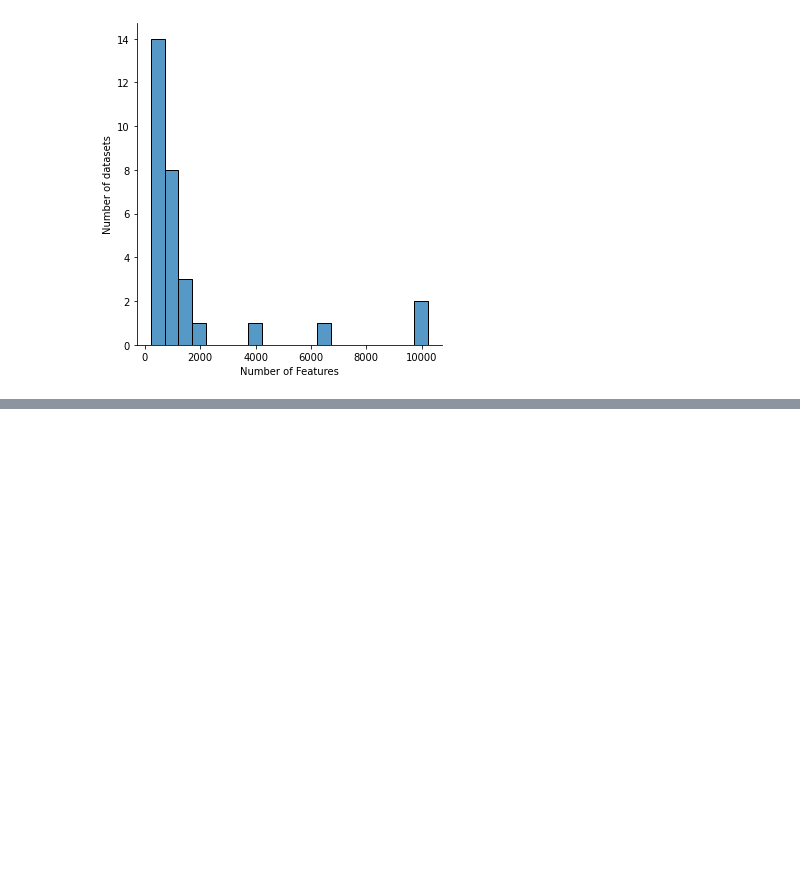
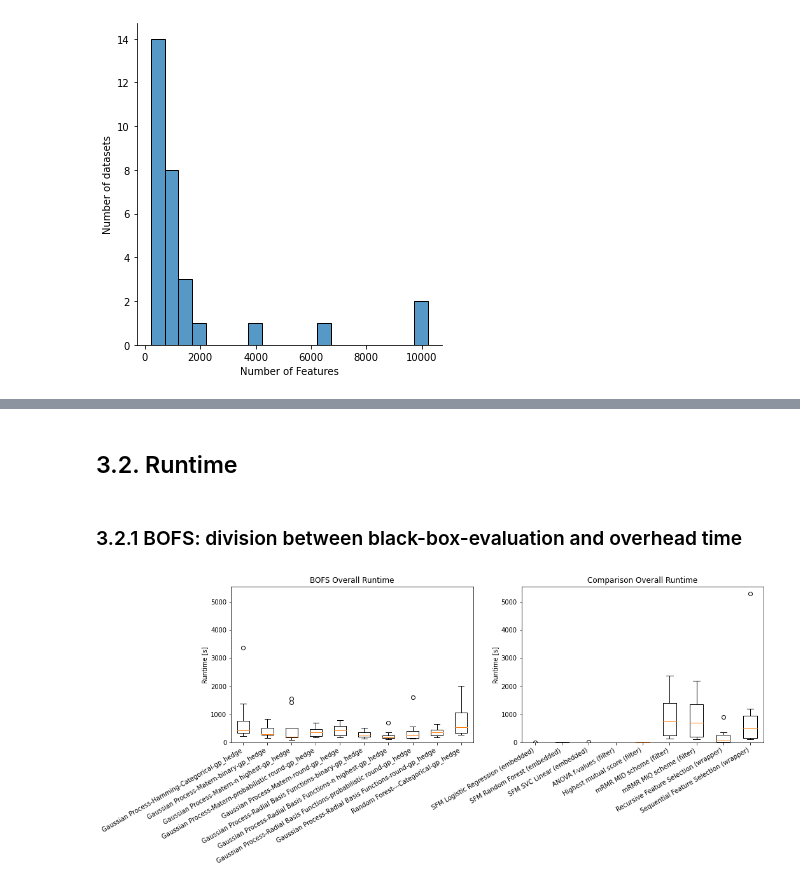
Before and after one commit to patrickehrler/meta-modelling-feature-selection, a Jupyter notebook: jupyter-notebook/evaluation.ipynb, the cells around one changed output, grey strips where cells are left out. Saved outputs shown, nothing was run; the diff lists cells and outputs as text; code cells hidden in the pictures; blank space fills up the shorter version.

```diff
--- a/jupyter-notebook/evaluation.ipynb
+++ b/jupyter-notebook/evaluation.ipynb
@@ -31,0 +74,4 @@ The PostScript backend does not support transparency; partially transparent arti
+# %%
+# path where the result csv files are stored
+comparison_experiment_path = "../results/comparison_bayesian_experiment/classification/"
+comparison_experiment_output_path = "comparison_experiment_plots/"
@@ -31,0 +160,13 @@ The PostScript backend does not support transparency; partially transparent arti
+# %%
+for dataset_id, estimator, metric in dataset_set:
+    path_suffix = dataset_id + "_" + estimator + "_" + metric + ".csv"
+
+    # create dataframes
+    bayopt_data = pd.read_csv(comparison_experiment_path + "bayopt_" + path_suffix, skiprows=[1])
+    comparison_data = pd.read_csv(comparison_experiment_path + "comparison_" + path_suffix , skiprows=[1])
+    withoutfs_data = pd.read_csv(comparison_experiment_path + "withoutfs_" + path_suffix)
+
+    # create plot and save file
+    plot = create_bar_plot_of_scores(bayopt_data, comparison_data, withoutfs_data)
+    filename = dataset_id + "_" + estimator + "_" + metric + ".eps"
+    plot.savefig(comparison_experiment_output_path + "score_comparison/" + filename, format="eps", bbox_inches = "tight")
@@ -31,0 +180,4 @@ The PostScript backend does not support transparency; partially transparent arti
+# %% [markdown]
+## 3.2. Runtime
+# %% [markdown]
+### 3.2.1 BOFS: division between black-box-evaluation and overhead time
@@ -31,0 +220,15 @@ The PostScript backend does not support transparency; partially transparent arti
+# %%
+def create_box_plot_of_number_of_iterations(bayopt_data):
+    return None
+# %%
+runtime_box_plot = create_box_plot_of_runtime(all_bayopt_data, all_comparison_data)
+runtime_box_plot.savefig(comparison_experiment_output_path + "runtime_box_plot.eps", format="eps", bbox_inches = "tight")
+
+iteration_box_plot = create_box_plot_of_number_of_iterations(all_bayopt_data)
+
+
+#plot = create_box_plot_of_bayopt_runtime(bayopt_data)
+#filename = dataset_id + "_" + estimator + "_" + metric + ".eps"
+#plot.savefig(comparison_experiment_output_path + filename, format="eps", bbox_inches = "tight")
+# %% [output]
+[figure, added]
```
Also changed, not shown: parts of 18 cells of this notebook.
